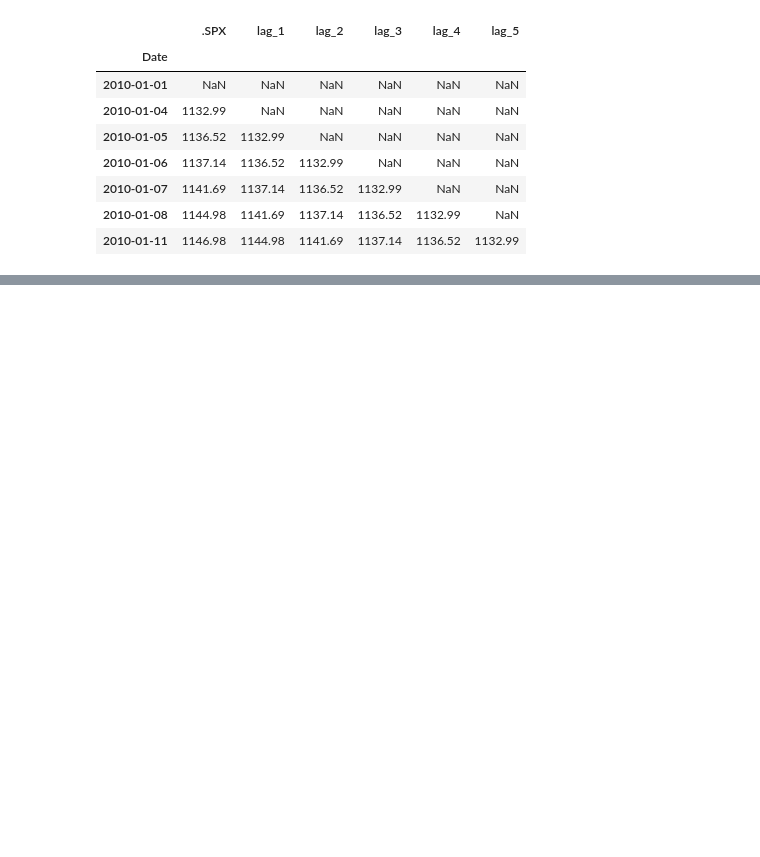
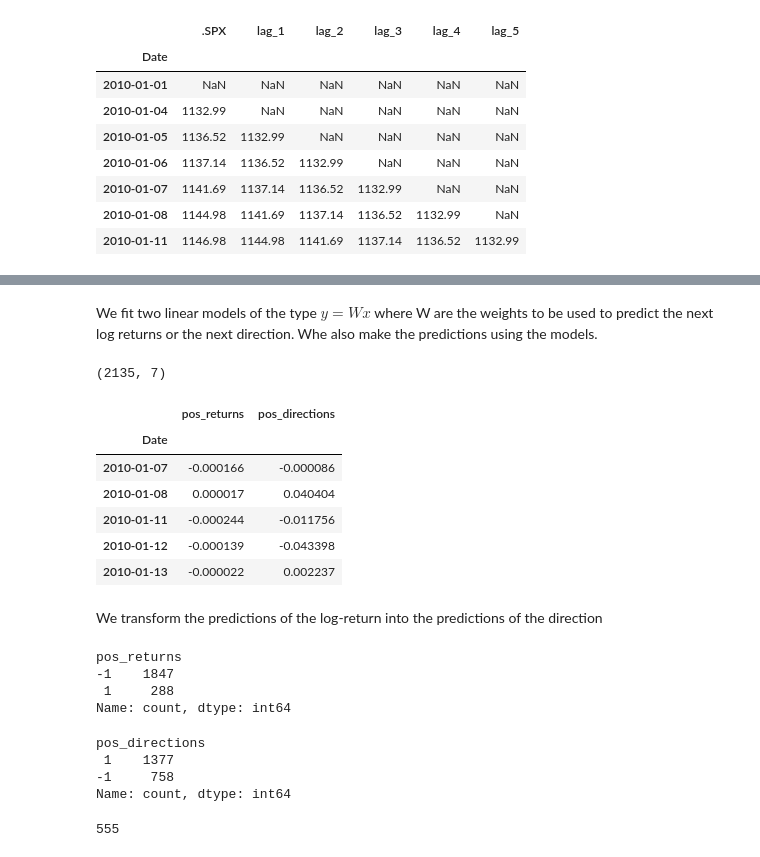
Before and after one commit to luigiselmi/finstat, a Jupyter notebook: hilpisch/ch15_trading_strategies.ipynb, the cells around one changed output, grey strips where cells are left out. Saved outputs shown, nothing was run; the diff lists cells and outputs as text; code cells hidden in the pictures; blank space fills up the shorter version.

Commit message:
linear regression

```diff
--- a/hilpisch/ch15_trading_strategies.ipynb
+++ b/hilpisch/ch15_trading_strategies.ipynb
@@ -259,0 +364,2 @@ data[[symbol, 'Prediction']].iloc[-75:].plot(figsize=(10, 6));
+# %%
+data.dropna(inplace=True)
@@ -259,0 +373,22 @@ data[[symbol, 'Prediction']].iloc[-75:].plot(figsize=(10, 6));
+# %% [markdown]
+We fit two linear models of the type $y = Wx$ where W are the weights to be used to predict the next log returns or the next direction. Whe also make the predictions using the models.
+# %%
+data.shape
+# %% [output]
+(2135, 7)
+# %%
+from sklearn.linear_model import LinearRegression
+model = LinearRegression()
+data['pos_returns'] = model.fit(data[cols], data['returns']).predict(data[cols])
+data['pos_directions'] = model.fit(data[cols], data['direction']).predict(data[cols])
+data[['pos_returns', 'pos_directions']].head()
+# %% [output]
+|  | pos_returns | pos_directions |
+| Date |  |  |
+| 2010-01-07 | -0.000166 | -0.000086 |
+| 2010-01-08 | 0.000017 | 0.040404 |
+| 2010-01-11 | -0.000244 | -0.011756 |
+| 2010-01-12 | -0.000139 | -0.043398 |
+| 2010-01-13 | -0.000022 | 0.002237 |
+# %% [markdown]
+We transform the predictions of the log-return into the predictions of the direction
@@ -259,0 +397,18 @@ data[[symbol, 'Prediction']].iloc[-75:].plot(figsize=(10, 6));
+# %%
+data['pos_returns'].value_counts()
+# %% [output]
+pos_returns
+-1    1847
+ 1     288
+Name: count, dtype: int64
+# %%
+data['pos_directions'].value_counts()
+# %% [output]
+pos_directions
+ 1    1377
+-1     758
+Name: count, dtype: int64
+# %%
+(data['pos_returns'].diff() != 0).sum()
+# %% [output]
+555
```
Also changed, not shown: parts of 41 cells of this notebook.
